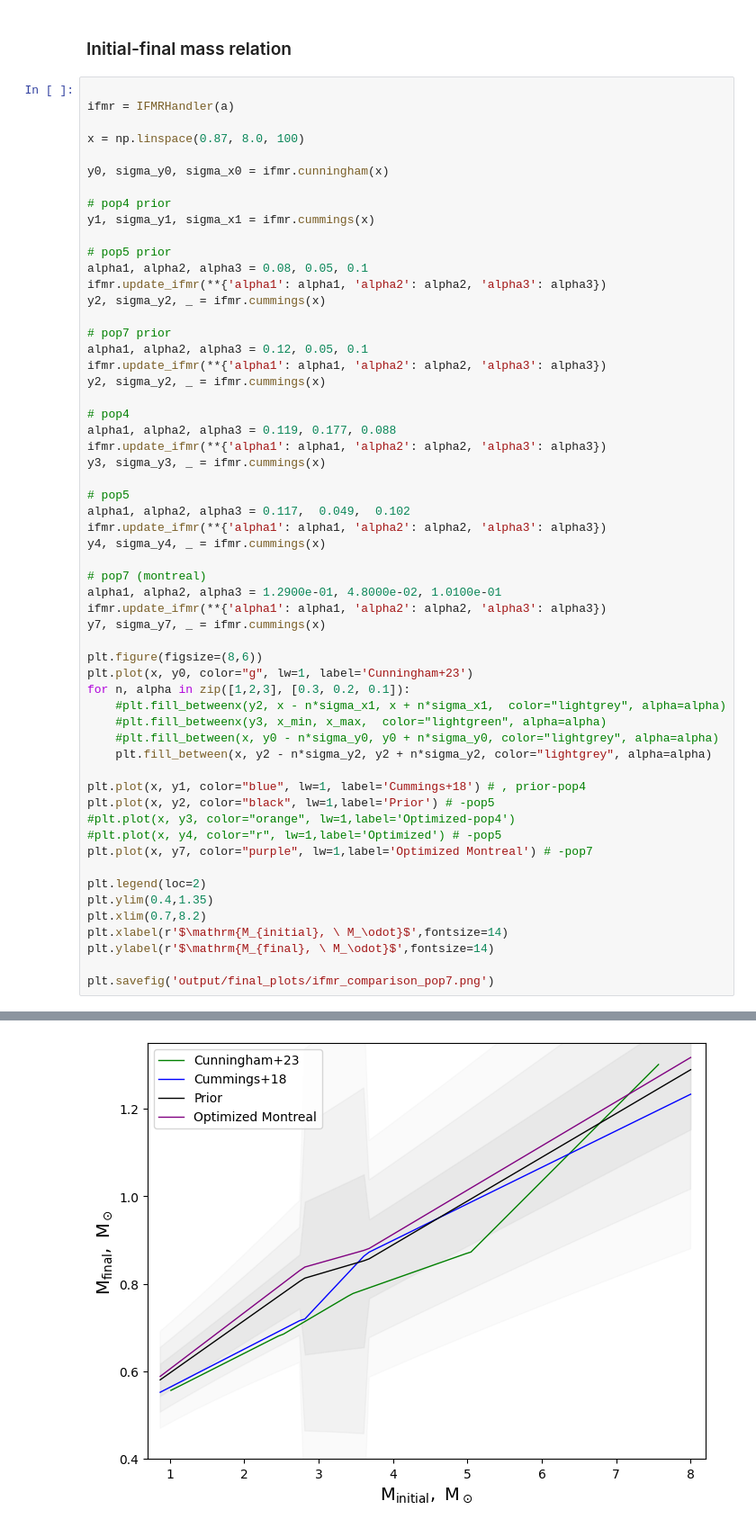
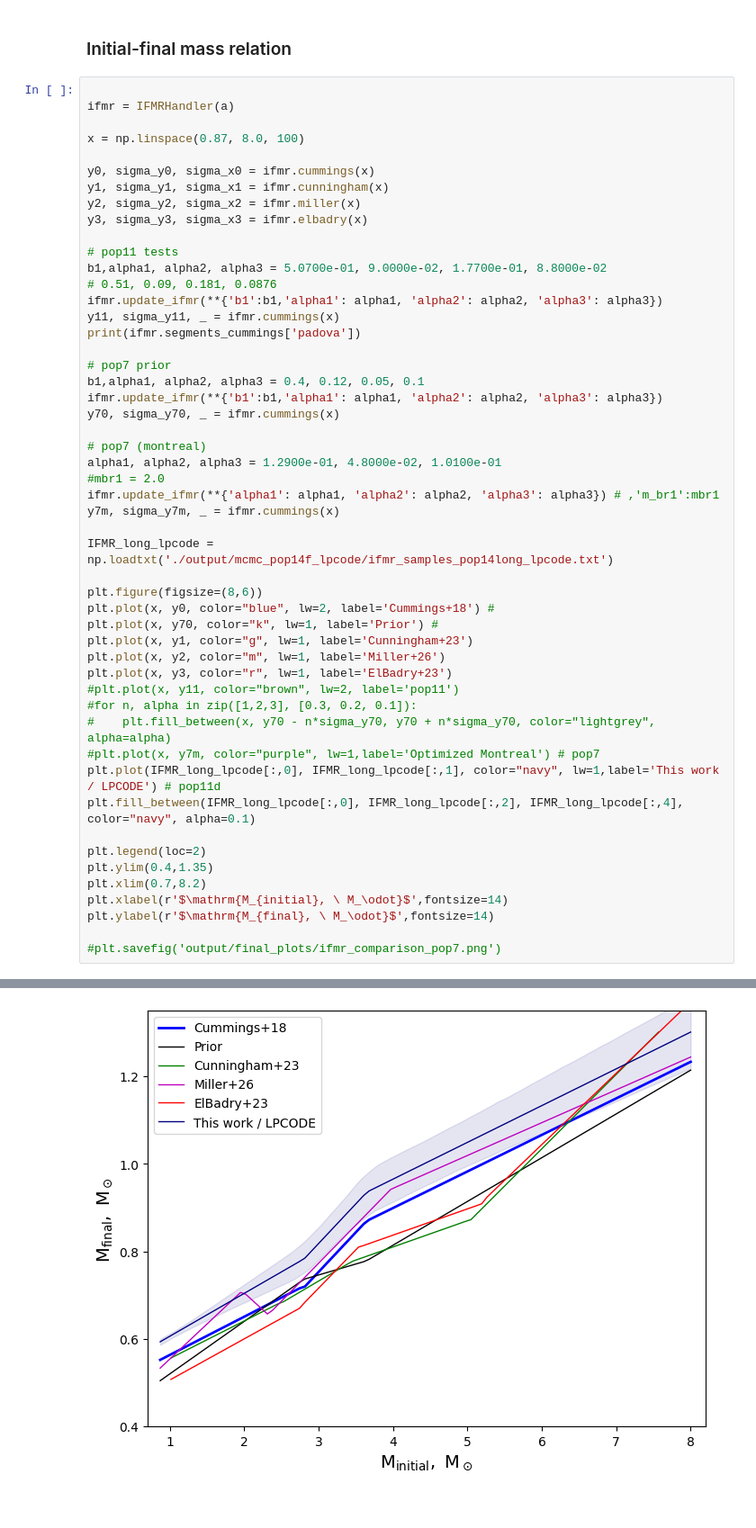
Before and after one commit to askenja/gaia-wd-fitting, a Jupyter notebook: 7b--Final_Plots.ipynb, the cells around one changed output, grey strips where cells are left out. Shown at 90% size. Saved outputs shown, nothing was run; the diff lists cells and outputs as text.

```diff
--- a/7b--Final_Plots.ipynb
+++ b/7b--Final_Plots.ipynb
@@ -398,49 +580,43 @@ ifmr = IFMRHandler(a)
 
 x = np.linspace(0.87, 8.0, 100)
 
-y0, sigma_y0, sigma_x0 = ifmr.cunningham(x)
+y0, sigma_y0, sigma_x0 = ifmr.cummings(x)
+y1, sigma_y1, sigma_x1 = ifmr.cunningham(x)
+y2, sigma_y2, sigma_x2 = ifmr.miller(x)
+y3, sigma_y3, sigma_x3 = ifmr.elbadry(x)
 
-# pop4 prior
-y1, sigma_y1, sigma_x1 = ifmr.cummings(x)
-
-# pop5 prior
-alpha1, alpha2, alpha3 = 0.08, 0.05, 0.1
-ifmr.update_ifmr(**{'alpha1': alpha1, 'alpha2': alpha2, 'alpha3': alpha3})
-y2, sigma_y2, _ = ifmr.cummings(x)
+# pop11 tests
+b1,alpha1, alpha2, alpha3 = 5.0700e-01, 9.0000e-02, 1.7700e-01, 8.8000e-02
+# 0.51, 0.09, 0.181, 0.0876
+ifmr.update_ifmr(**{'b1':b1,'alpha1': alpha1, 'alpha2': alpha2, 'alpha3': alpha3})
+y11, sigma_y11, _ = ifmr.cummings(x)
+print(ifmr.segments_cummings['padova'])
 
 # pop7 prior
-alpha1, alpha2, alpha3 = 0.12, 0.05, 0.1
-ifmr.update_ifmr(**{'alpha1': alpha1, 'alpha2': alpha2, 'alpha3': alpha3})
-y2, sigma_y2, _ = ifmr.cummings(x)
-
-# pop4
-alpha1, alpha2, alpha3 = 0.119, 0.177, 0.088
-ifmr.update_ifmr(**{'alpha1': alpha1, 'alpha2': alpha2, 'alpha3': alpha3})
-y3, sigma_y3, _ = ifmr.cummings(x)
-
-# pop5
-alpha1, alpha2, alpha3 = 0.117,  0.049,  0.102
-ifmr.update_ifmr(**{'alpha1': alpha1, 'alpha2': alpha2, 'alpha3': alpha3})
-y4, sigma_y4, _ = ifmr.cummings(x)
+b1,alpha1, alpha2, alpha3 = 0.4, 0.12, 0.05, 0.1
+ifmr.update_ifmr(**{'b1':b1,'alpha1': alpha1, 'alpha2': alpha2, 'alpha3': alpha3})
+y70, sigma_y70, _ = ifmr.cummings(x)
 
 # pop7 (montreal)
 alpha1, alpha2, alpha3 = 1.2900e-01, 4.8000e-02, 1.0100e-01
-ifmr.update_ifmr(**{'alpha1': alpha1, 'alpha2': alpha2, 'alpha3': alpha3})
-y7, sigma_y7, _ = ifmr.cummings(x)
+#mbr1 = 2.0
+ifmr.update_ifmr(**{'alpha1': alpha1, 'alpha2': alpha2, 'alpha3': alpha3}) # ,'m_br1':mbr1
+y7m, sigma_y7m, _ = ifmr.cummings(x)
+
+IFMR_long_lpcode = np.loadtxt('./output/mcmc_pop14f_lpcode/ifmr_samples_pop14long_lpcode.txt')
 
 plt.figure(figsize=(8,6))
-plt.plot(x, y0, color="g", lw=1, label='Cunningham+23')
-for n, alpha in zip([1,2,3], [0.3, 0.2, 0.1]):
-    #plt.fill_betweenx(y2, x - n*sigma_x1, x + n*sigma_x1,  color="lightgrey", alpha=alpha)
-    #plt.fill_betweenx(y3, x_min, x_max,  color="lightgreen", alpha=alpha)
-    #plt.fill_between(x, y0 - n*sigma_y0, y0 + n*sigma_y0, color="lightgrey", alpha=alpha)
-    plt.fill_between(x, y2 - n*sigma_y2, y2 + n*sigma_y2, color="lightgrey", alpha=alpha)
-
-plt.plot(x, y1, color="blue", lw=1, label='Cummings+18') # , prior-pop4
-plt.plot(x, y2, color="black", lw=1,label='Prior') # -pop5
-#plt.plot(x, y3, color="orange", lw=1,label='Optimized-pop4')
-#plt.plot(x, y4, color="r", lw=1,label='Optimized') # -pop5
-plt.plot(x, y7, color="purple", lw=1,label='Optimized Montreal') # -pop7
+plt.plot(x, y0, color="blue", lw=2, label='Cummings+18') #
+plt.plot(x, y70, color="k", lw=1, label='Prior') #
+plt.plot(x, y1, color="g", lw=1, label='Cunningham+23')
+plt.plot(x, y2, color="m", lw=1, label='Miller+26')
+plt.plot(x, y3, color="r", lw=1, label='ElBadry+23')
+#plt.plot(x, y11, color="brown", lw=2, label='pop11')
+#for n, alpha in zip([1,2,3], [0.3, 0.2, 0.1]):
+#    plt.fill_between(x, y70 - n*sigma_y70, y70 + n*sigma_y70, color="lightgrey", alpha=alpha)
+#plt.plot(x, y7m, color="purple", lw=1,label='Optimized Montreal') # pop7
+plt.plot(IFMR_long_lpcode[:,0], IFMR_long_lpcode[:,1], color="navy", lw=1,label='This work / LPCODE') # pop11d
+plt.fill_between(IFMR_long_lpcode[:,0], IFMR_long_lpcode[:,2], IFMR_long_lpcode[:,4], color="navy", alpha=0.1)
 
 plt.legend(loc=2)
 plt.ylim(0.4,1.35)
@@ -448,5 +624,5 @@ plt.xlim(0.7,8.2)
 plt.xlabel(r'$\mathrm{M_{initial}, \ M_\odot}$',fontsize=14)
 plt.ylabel(r'$\mathrm{M_{final}, \ M_\odot}$',fontsize=14)
 
-plt.savefig('output/final_plots/ifmr_comparison_pop7.png')
+#plt.savefig('output/final_plots/ifmr_comparison_pop7.png')
 # %% [output]
@@ -453 +631 @@ plt.savefig('output/final_plots/ifmr_comparison_pop7.png')
-[figure, old version]
+[figure, new version]
```
Also changed, not shown: parts of 14 cells of this notebook, 14 other files.
